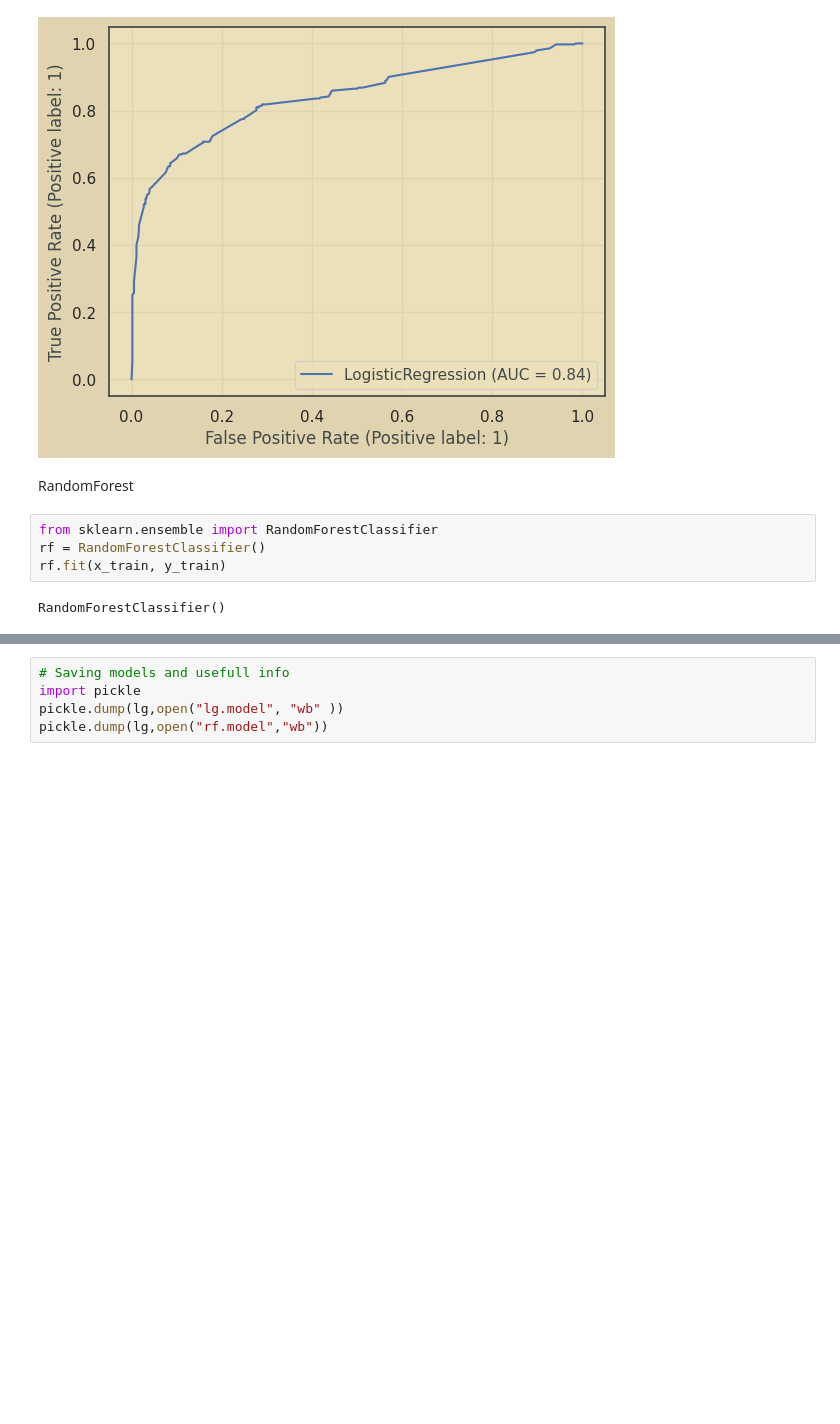
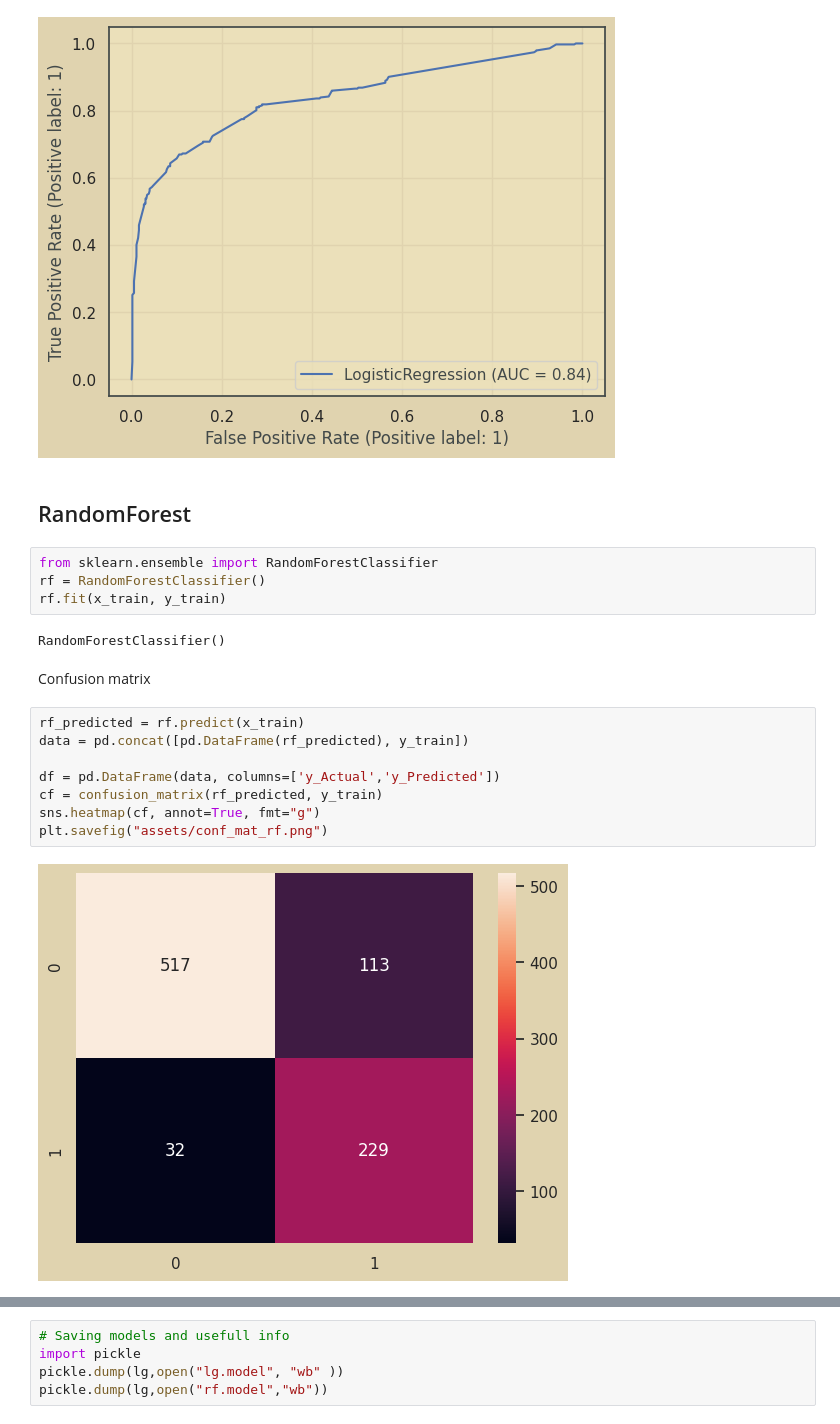
Before and after one commit to eduardo-palencia/Reto-Titanic, a Jupyter notebook: train.ipynb, the cells around one changed output, grey strips where cells are left out. Saved outputs shown, nothing was run; the diff lists cells and outputs as text; blank space fills up the shorter version.

Commit message:
Random forest model visualization

```diff
--- a/train.ipynb
+++ b/train.ipynb
@@ -307,10 +308,22 @@ plt.savefig("assets/roc_lg.png")
 # %% [output]
 [figure]
 # %% [markdown]
-RandomForest
+## RandomForest
 # %%
 from sklearn.ensemble import RandomForestClassifier
 rf = RandomForestClassifier()
 rf.fit(x_train, y_train)
 # %% [output]
 RandomForestClassifier()
+# %% [markdown]
+Confusion matrix
+# %%
+rf_predicted = rf.predict(x_train)
+data = pd.concat([pd.DataFrame(rf_predicted), y_train])
+
+df = pd.DataFrame(data, columns=['y_Actual','y_Predicted'])
+cf = confusion_matrix(rf_predicted, y_train)
+sns.heatmap(cf, annot=True, fmt="g")
+plt.savefig("assets/conf_mat_rf.png")
+# %% [output]
+[figure, added]
```
Also changed, not shown: parts of 6 cells of this notebook, 2 other files.
